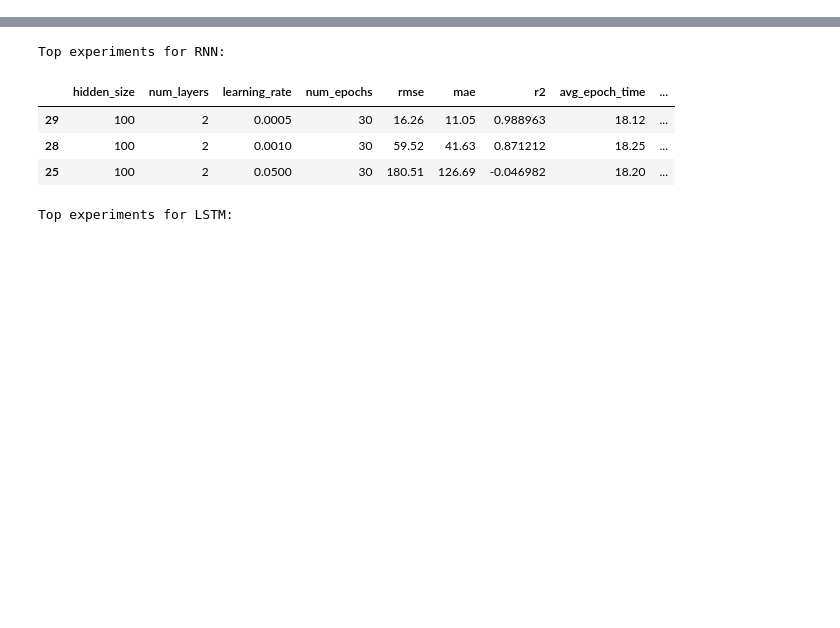
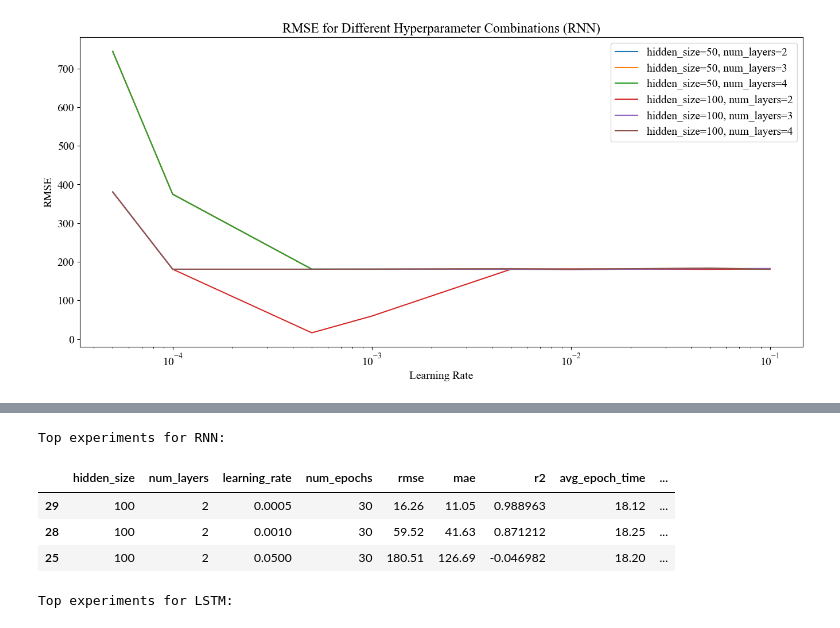
Before and after one commit to sinaebrahimi/Location_Prediction_-ANN-7088CEM-Project-, a Jupyter notebook: 2-Tuning_ANN_Location_Prediction.ipynb, the cells around one changed output, grey strips where cells are left out. Saved outputs shown, nothing was run; the diff lists cells and outputs as text; code cells hidden in the pictures; blank space fills up the shorter version.

```diff
--- a/2-Tuning_ANN_Location_Prediction.ipynb
+++ b/2-Tuning_ANN_Location_Prediction.ipynb
@@ -427,0 +351,93 @@ plt.show()
+# %%
+#@title Step 9: Visualize Results to evalate different hyperparameters
+
+import matplotlib.pyplot as plt
+import pandas as pd
+from mpl_toolkits.axes_grid1.inset_locator import inset_axes
+
+#%%% # Define methods and their specific zoom parameters
+methods = {
+    'RNN': {},
+    'LSTM': {'xlim_rmse': (4.95e-4, 1.05e-3), 'ylim_rmse': (10, 60), 'xlim_r2': (4.95e-4, 1.05e-3), 'ylim_r2': (0.86, 1)},
+    'GRU': {'xlim_rmse': (4.95e-4, 1.05e-3), 'ylim_rmse': (10, 28), 'xlim_r2': (4.9e-4, 1.05e-3), 'ylim_r2': (0.975, 0.997)},
+    'Conv1D': {'xlim_rmse': (4.9e-5, 1.1e-2), 'ylim_rmse': (0.3, 2.1), 'xlim_r2': (4.9e-5, 1.1e-2), 'ylim_r2': (0.99986, 1)},
+    'MLP': {'xlim_rmse': (4.7e-5, 1.3e-2), 'ylim_rmse': (0.4, 2.3), 'xlim_r2': (4.7e-5, 1.3e-2), 'ylim_r2': (0.99987, 1)},
+}
+
+#%%% # Set global font
+plt.rcParams['font.family'] = 'Times New Roman'
+plt.rcParams['font.size'] = 14
+
+#%%% # Loop through methods
+for method, zoom_params in methods.items():
+    save_path = f'experiment_results_{method}.csv'
+    results_df = pd.read_csv(save_path)
+
+    #%%% #------------------- RMSE -------------------#
+
+    # Plot RMSE for different hyperparameters
+    plt.figure(figsize=(14, 7))
+    for key, grp in results_df.groupby(['hidden_size', 'num_layers']):
+        plt.plot(grp['learning_rate'], grp['rmse'], label=f"hidden_size={key[0]}, num_layers={key[1]}")
+    plt.xlabel('Learning Rate')
+    plt.ylabel('RMSE')
+    plt.xscale('log')
+    plt.title(f'RMSE for Different Hyperparameter Combinations ({method})')
+    plt.legend()
+
+    # Add inset of zoomed region if not RNN
+    if method != 'RNN':
+        ax_inset = inset_axes(plt.gca(), width='40%', height='27%', loc='center', borderpad=2)
+        for key, grp in results_df.groupby(['hidden_size', 'num_layers']):
+            ax_inset.plot(grp['learning_rate'], grp['rmse'], label=f"hidden_size={key[0]}, num_layers={key[1]}")
+        ax_inset.set_xlim(zoom_params['xlim_rmse'])  # Set the limits for x-axis
+        ax_inset.set_ylim(zoom_params['ylim_rmse'])  # Set the limits for y-axis
+        ax_inset.set_xscale('log')
+        ax_inset.set_title('Zoomed View')
+
+    plt.subplots_adjust(left=0.05, right=0.95)
+    plt.savefig(f'graphs/rmse-{method.lower()}.svg', bbox_inches='tight')
+    plt.show()
+
+    #%%% #------------------- R2 Score -------------------#
+
+    # Plot R2 Score for different hyperparameters
+    plt.figure(figsize=(14, 7))
+    for key, grp in results_df.groupby(['hidden_size', 'num_layers']):
+        plt.plot(grp['learning_rate'], grp['r2'], label=f"hidden_size={key[0]}, num_layers={key[1]}")
+    plt.xlabel('Learning Rate')
+    plt.ylabel('R2 Score')
+    plt.xscale('log')
+    plt.title(f'R2 Score for Different Hyperparameter Combinations ({method})')
+    plt.legend()
+
+    # Add inset of zoomed region if not RNN
+    if method != 'RNN':
+        ax_inset = inset_axes(plt.gca(), width='40%', height='27%', loc='center', borderpad=2)
+        for key, grp in results_df.groupby(['hidden_size', 'num_layers']):
+            ax_inset.plot(grp['learning_rate'], grp['r2'], label=f"hidden_size={key[0]}, num_layers={key[1]}")
+        ax_inset.set_xlim(zoom_params['xlim_r2'])  # Set the limits for x-axis
+        ax_inset.set_ylim(zoom_params['ylim_r2'])  # Set the limits for y-axis
+        ax_inset.set_xscale('log')
+        ax_inset.set_title('Zoomed View')
+
+    plt.subplots_adjust(left=0.05, right=0.95)
+    plt.savefig(f'graphs/r2-{method.lower()}.svg', bbox_inches='tight')
+    plt.show()
+
+    #%%% #------------------- MAE -------------------#
+
+    # # Plot MAE for different hyperparameters
+    plt.figure(figsize=(14, 7))
+    for key, grp in results_df.groupby(['hidden_size', 'num_layers']):
+        plt.plot(grp['learning_rate'], grp['mae'], label=f"hidden_size={key[0]}, num_layers={key[1]}")
+    plt.xlabel('Learning Rate')
+    plt.ylabel('MAE')
+    plt.xscale('log')
+    plt.title(f'MAE for Different Hyperparameter Combinations ({method})')
+    plt.legend()
+    plt.subplots_adjust(left=0.05, right=0.95)
+    plt.savefig(f'graphs/mae-{method.lower()}.svg', bbox_inches='tight')
+    plt.show()
+# %% [output]
+[figure, added]
```
Also changed, not shown: parts of 4 cells of this notebook, 22 other files.
